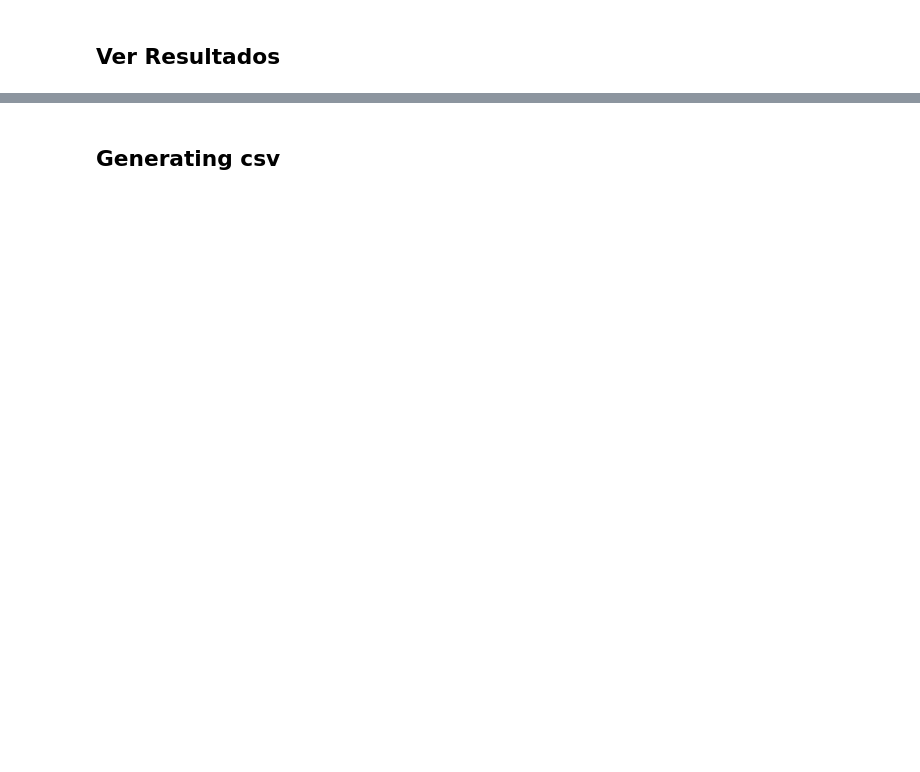
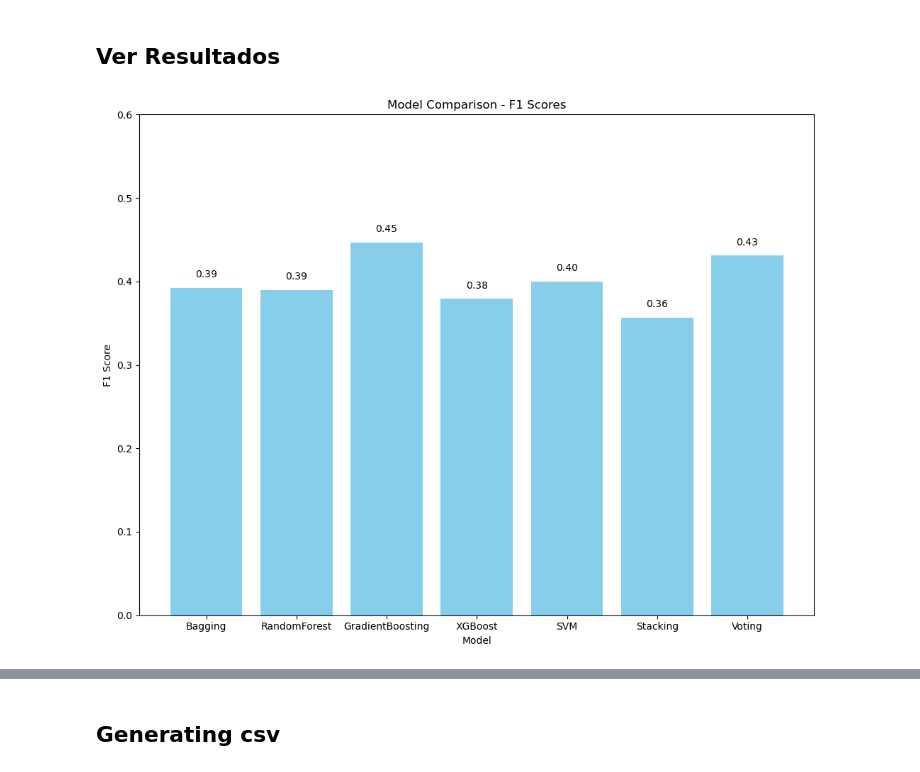
Before and after one commit to NunoRodriguess/Projeto-DAA, a Jupyter notebook: EnsemblersBoosters.ipynb, the cells around one changed output, grey strips where cells are left out. Cells and saved outputs as stored; diff of their text form; code cells hidden in the pictures; blank space fills up the shorter version.

Commit message:
Update EnsemblersBoosters.ipynb
Adicionei Stacking e Max Voting a este Ficheiro !

```diff
--- a/EnsemblersBoosters.ipynb
+++ b/EnsemblersBoosters.ipynb
@@ -148,17 +162,17 @@ X = df.drop(columns=["Transition"])
 y = df["Transition"]
 
 # Split into training and testing sets
-X_train, X_test, y_train, y_test = train_test_split(X, y, test_size=0.2, random_state=42)
+X_train, X_test, y_train, y_test = train_test_split(X, y, test_size=0.25, random_state=2025)
 
 # Define XGBoost hyperparameters and model with a multi-class objective and compatible eval_metric
 xgb_params = {
     "n_estimators": [500,800,600],
     "learning_rate": [0.1,0.3],
-    "max_depth": [5,6,8],
+    "max_depth": [5,6,8,20],
 
 }
 
-xgb_model = XGBClassifier(eval_metric='mlogloss')
+xgb_model = XGBClassifier(eval_metric='mlogloss',random_state=2025)
 
 # Run GridSearchCV to find the best parameters
 xgb_grid = GridSearchCV(xgb_model, xgb_params, scoring='f1_micro', cv=skf, n_jobs=-1)
@@ -171,0 +282,18 @@ print(f"XGBoost Classification Report:\n", classification_report(y_test, y_pred_
+# %%
+from sklearn.ensemble import VotingClassifier
+
+df = radi.copy()
+X = df.drop(columns=["Transition"])
+y = df["Transition"]
+
+# Train-test split
+X_train, X_test, y_train, y_test = train_test_split(X, y, test_size=0.25, random_state=2025)
+
+meta_model = GradientBoostingClassifier(n_estimators=100, random_state=2025)
+
+estimators = [("gb", gb_grid.best_estimator_), ("svm", svm_grid.best_estimator_), ("rf", rf_grid.best_estimator_)]
+vt_model = VotingClassifier(estimators=estimators, voting = 'hard', weights = [3,2,1])
+vt_model.fit(X_train, y_train)
+vt_predictions = vt_model.predict(X_test)
+classification_reports["Voting"] = classification_report(y_test, vt_predictions, output_dict=True)
+print(f"Voting Classification Report:\n", classification_report(y_test, st_predictions))
@@ -172,27 +313,28 @@ print(f"XGBoost Classification Report:\n", classification_report(y_test, y_pred_
 # %% [markdown]
 ## Ver Resultados
 # %%
+import matplotlib.pyplot as plt
+
+# Assuming f1_scores is already defined
 f1_scores = {model: report["weighted avg"]["f1-score"] for model, report in classification_reports.items()}
-accuracies = {model: report["accuracy"] for model, report in classification_reports.items()}
 
 # Plotting
-plt.figure(figsize=(12, 5))
+plt.figure(figsize=(20, 8))
 
 # F1 Score Graph
 plt.subplot(1, 2, 1)
-plt.bar(f1_scores.keys(), f1_scores.values(), color='skyblue')
+bars = plt.bar(f1_scores.keys(), f1_scores.values(), color='skyblue')
 plt.xlabel("Model")
 plt.ylabel("F1 Score")
 plt.title("Model Comparison - F1 Scores")
-plt.ylim(0, 1)
+plt.ylim(0, 0.6)
 
-# Accuracy Graph
-plt.subplot(1, 2, 2)
-plt.bar(accuracies.keys(), accuracies.values(), color='salmon')
-plt.xlabel("Model")
-plt.ylabel("Accuracy")
-plt.title("Model Comparison - Accuracy")
-plt.ylim(0, 1)
+# Display values on top of each bar
+for bar in bars:
+    yval = bar.get_height()
+    plt.text(bar.get_x() + bar.get_width()/2, yval + 0.01, f'{yval:.2f}', ha='center', va='bottom', fontsize=10)
 
 plt.tight_layout()
 plt.show()
+# %% [output]
+[figure, added]
```
Also changed, not shown: parts of 11 cells of this notebook.
